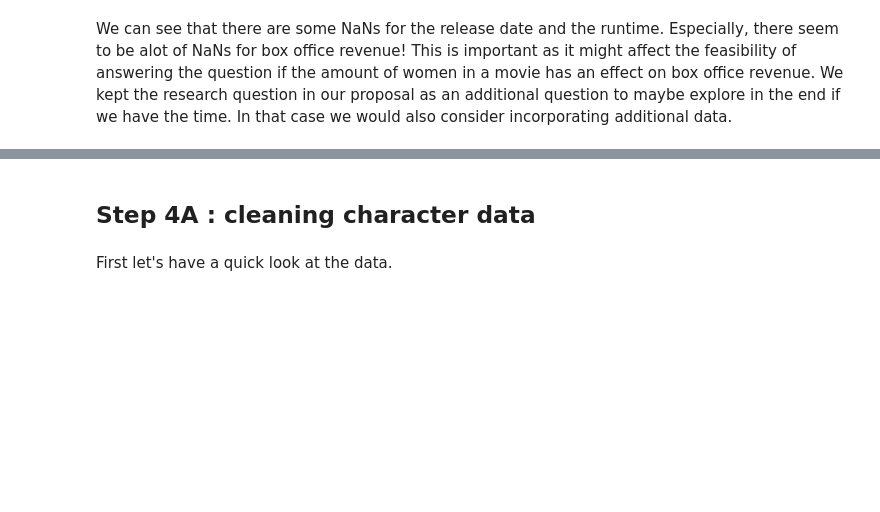
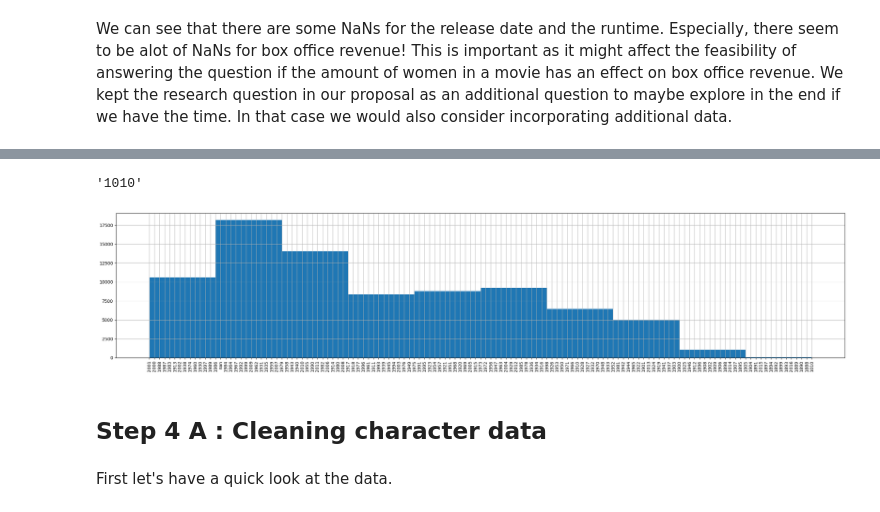
Before and after one commit to epfl-ada/ada-2023-project-adavengers2023, a Jupyter notebook: Milestone2.ipynb, the cells around one changed output, grey strips where cells are left out. Cells and saved outputs as stored; diff of their text form; code cells hidden in the pictures; blank space fills up the shorter version.

```diff
--- a/Milestone2.ipynb
+++ b/Milestone2.ipynb
@@ -162,0 +163,13 @@ This is important as it might affect the feasibility of answering the question i
+# %%
+def only_year(date):
+    date = str(date)
+    if len(date) == 4:
+        return date
+    else:
+        return date[:4]
+    date=int(date)
+
+# Apply the function to standardize dates
+dfmetadata['test'] = dfmetadata['Release_date'].apply(standardize_date)
+
+dfmetadata
@@ -163,5 +190,15 @@ This is important as it might affect the feasibility of answering the question i
+# %%
+dfmetadata.test.min()
+# %% [output]
+'1010'
+# %%
+plt.figure(figsize=(30, 6))
+ax=dfmetadata.test.hist()
+ax=plt.xticks(rotation=90)
+# %% [output]
+[figure, added]
 # %% [markdown]
-## Step 4A : cleaning character data
+## Step 4 A : Cleaning character data
 # %% [markdown]
 First let's have a quick look at the data.
 # %%
```
Also changed, not shown: parts of 14 cells of this notebook.
